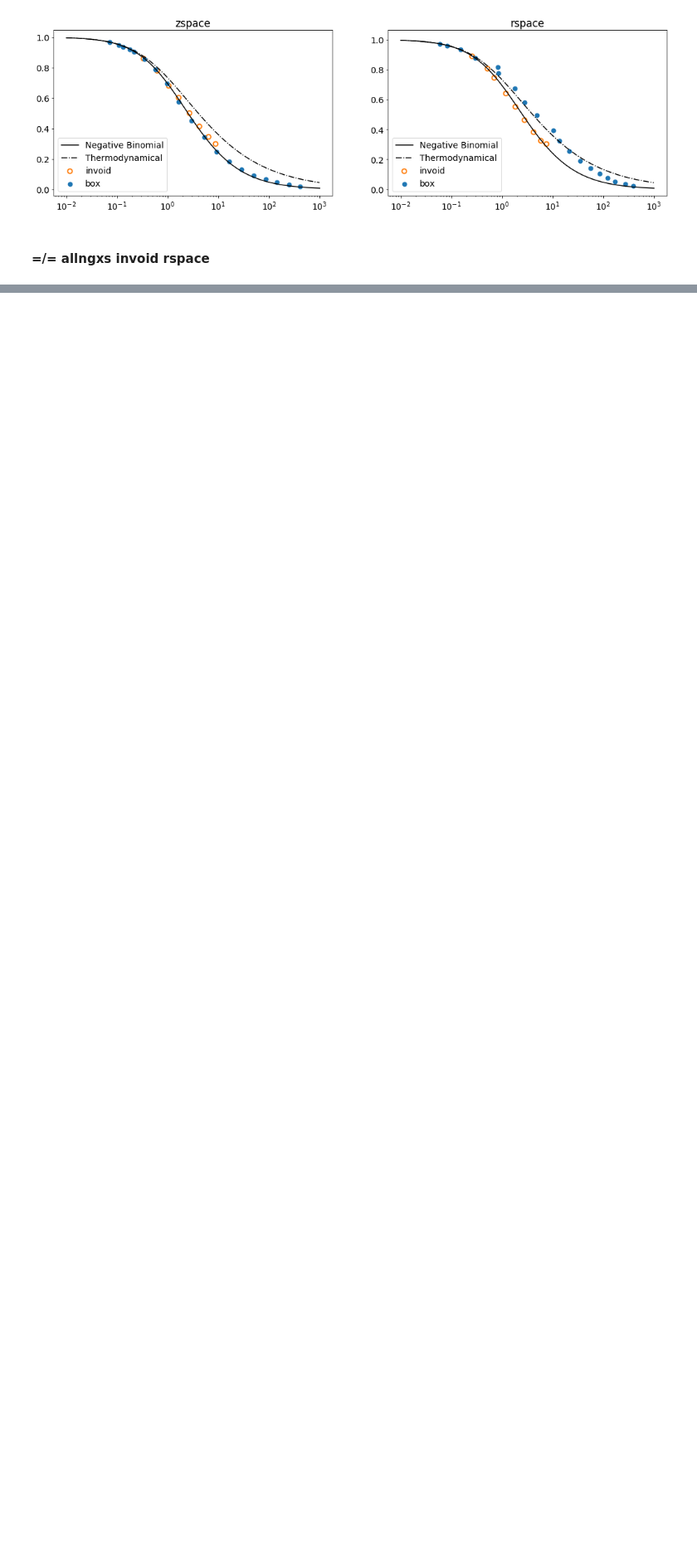
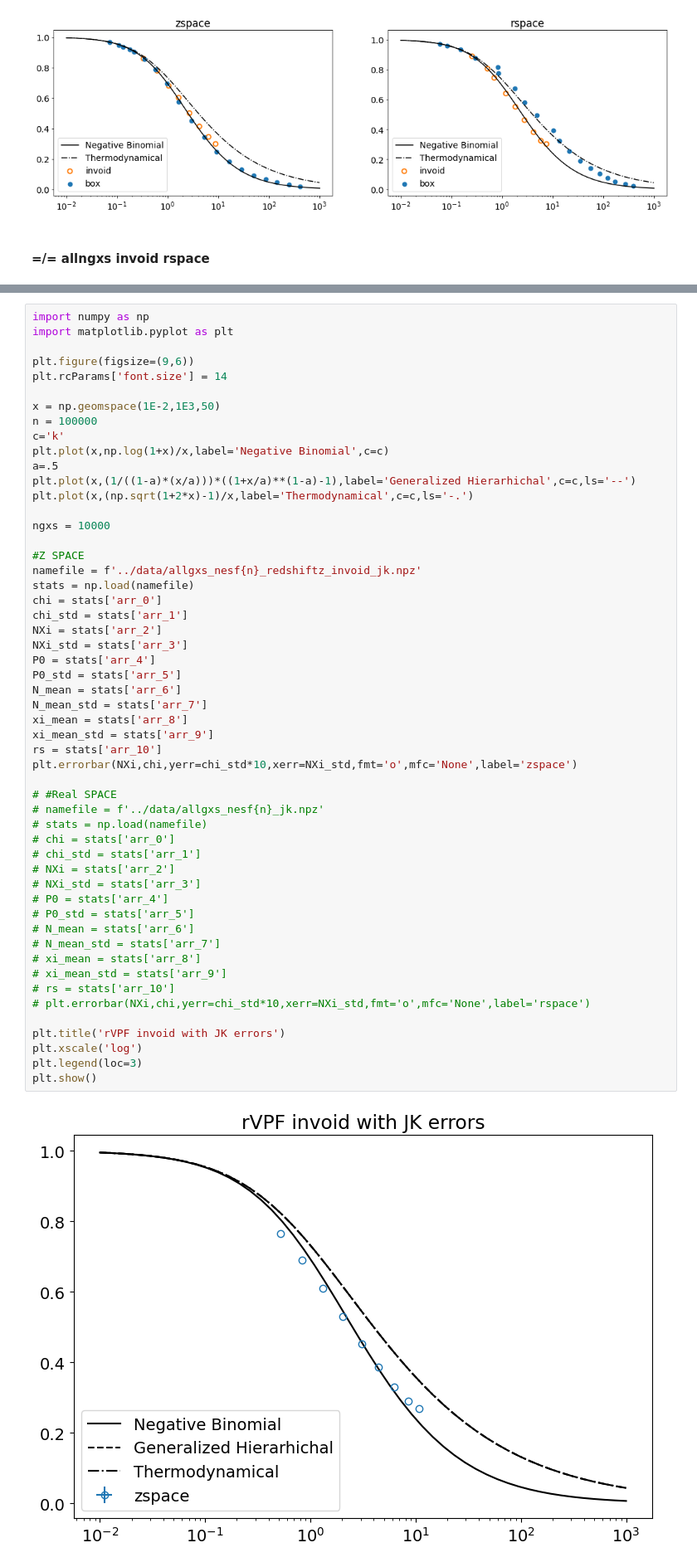
Before and after one commit to FedeDavilaKurban/VPF, a Jupyter notebook: plots.ipynb, the cells around one changed output, grey strips where cells are left out. Shown at 83% size. Drawn from its saved outputs; the diff is of its cells as text; blank space fills up the shorter version.

Commit message:
started work on jk error estimation for vpf in voids

```diff
--- a/plots.ipynb
+++ b/plots.ipynb
@@ -673,0 +732,55 @@ plt.show()
+# %%
+import numpy as np
+import matplotlib.pyplot as plt
+
+plt.figure(figsize=(9,6))
+plt.rcParams['font.size'] = 14
+
+x = np.geomspace(1E-2,1E3,50)
+n = 100000
+c='k'
+plt.plot(x,np.log(1+x)/x,label='Negative Binomial',c=c)
+a=.5
+plt.plot(x,(1/((1-a)*(x/a)))*((1+x/a)**(1-a)-1),label='Generalized Hierarhichal',c=c,ls='--')
+plt.plot(x,(np.sqrt(1+2*x)-1)/x,label='Thermodynamical',c=c,ls='-.')
+
+ngxs = 10000
+
+#Z SPACE
+namefile = f'../data/allgxs_nesf{n}_redshiftz_invoid_jk.npz'
+stats = np.load(namefile)
+chi = stats['arr_0']
+chi_std = stats['arr_1']
+NXi = stats['arr_2']
+NXi_std = stats['arr_3']
+P0 = stats['arr_4']
+P0_std = stats['arr_5']
+N_mean = stats['arr_6']
+N_mean_std = stats['arr_7']
+xi_mean = stats['arr_8']
+xi_mean_std = stats['arr_9']
+rs = stats['arr_10']
+plt.errorbar(NXi,chi,yerr=chi_std*10,xerr=NXi_std,fmt='o',mfc='None',label='zspace')
+
+# #Real SPACE
+# namefile = f'../data/allgxs_nesf{n}_jk.npz'
+# stats = np.load(namefile)
+# chi = stats['arr_0']
+# chi_std = stats['arr_1']
+# NXi = stats['arr_2']
+# NXi_std = stats['arr_3']
+# P0 = stats['arr_4']
+# P0_std = stats['arr_5']
+# N_mean = stats['arr_6']
+# N_mean_std = stats['arr_7']
+# xi_mean = stats['arr_8']
+# xi_mean_std = stats['arr_9']
+# rs = stats['arr_10']
+# plt.errorbar(NXi,chi,yerr=chi_std*10,xerr=NXi_std,fmt='o',mfc='None',label='rspace')
+
+plt.title('rVPF invoid with JK errors')
+plt.xscale('log')
+plt.legend(loc=3)
+plt.show()
+# %% [output]
+[figure, added]
```
Also changed, not shown: parts of 5 cells of this notebook, 3 other files.
